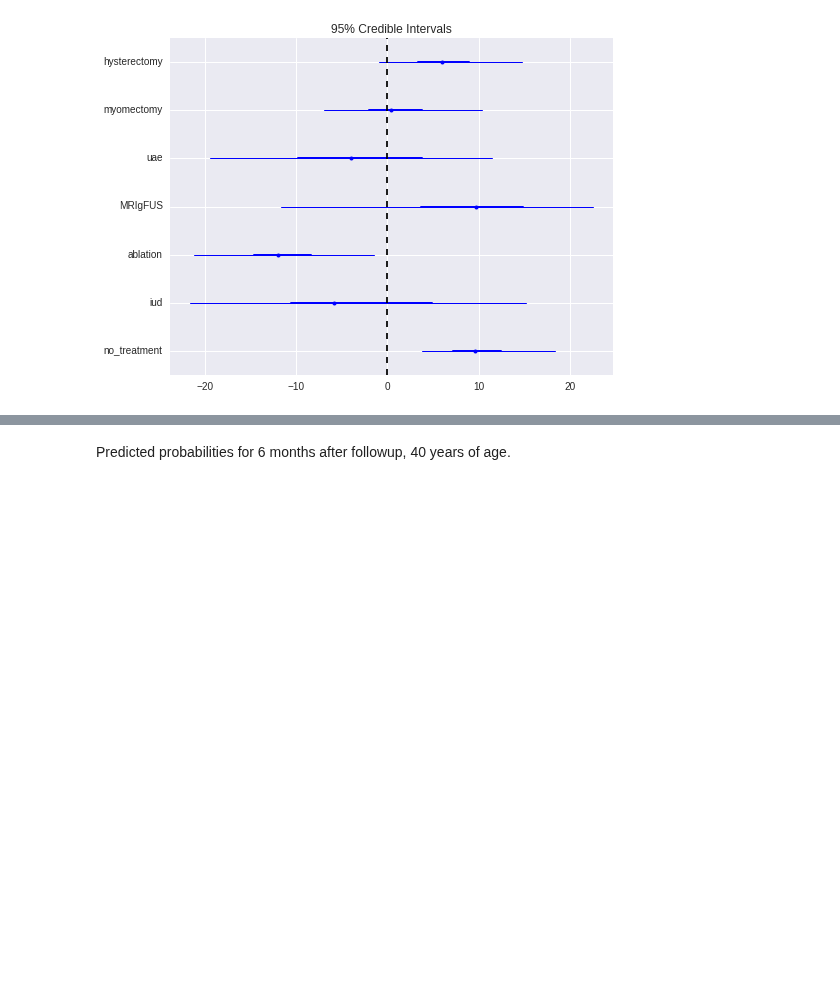
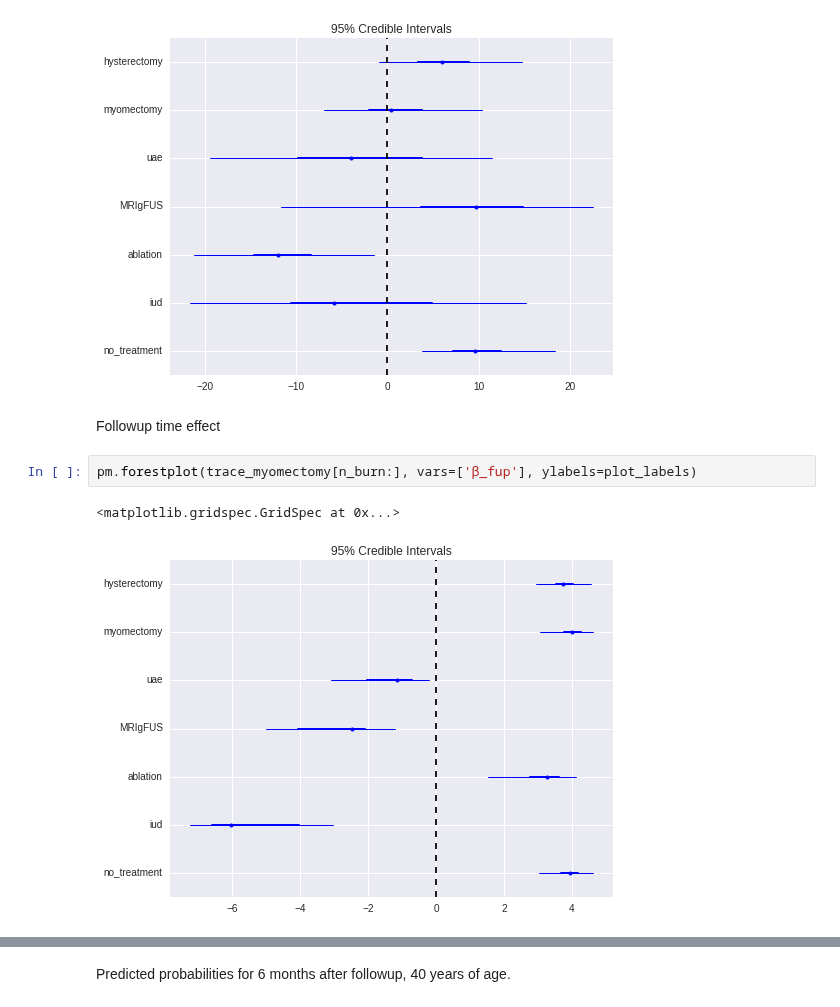
Before and after one commit to VanderbiltPopHealthSci/uterine_fibroids_MA, a Jupyter notebook: UF Interventions Meta-analysis.ipynb, the cells around one changed output, grey strips where cells are left out. Saved outputs shown, nothing was run; the diff lists cells and outputs as text; blank space fills up the shorter version.

Commit message:
Added a couple more output plots

```diff
--- a/UF Interventions Meta-analysis.ipynb
+++ b/UF Interventions Meta-analysis.ipynb
@@ -604,3 +604,10 @@ pm.forestplot(trace_myomectomy[n_burn:], vars=['μ'], ylabels=plot_labels)
 # %% [output]
 <matplotlib.gridspec.GridSpec at 0x...>
 [figure]
+# %% [markdown]
+Followup time effect
+# %%
+pm.forestplot(trace_myomectomy[n_burn:], vars=['β_fup'], ylabels=plot_labels)
+# %% [output]
+<matplotlib.gridspec.GridSpec at 0x...>
+[figure, added]
```
Also changed, not shown: parts of 2 cells of this notebook.
